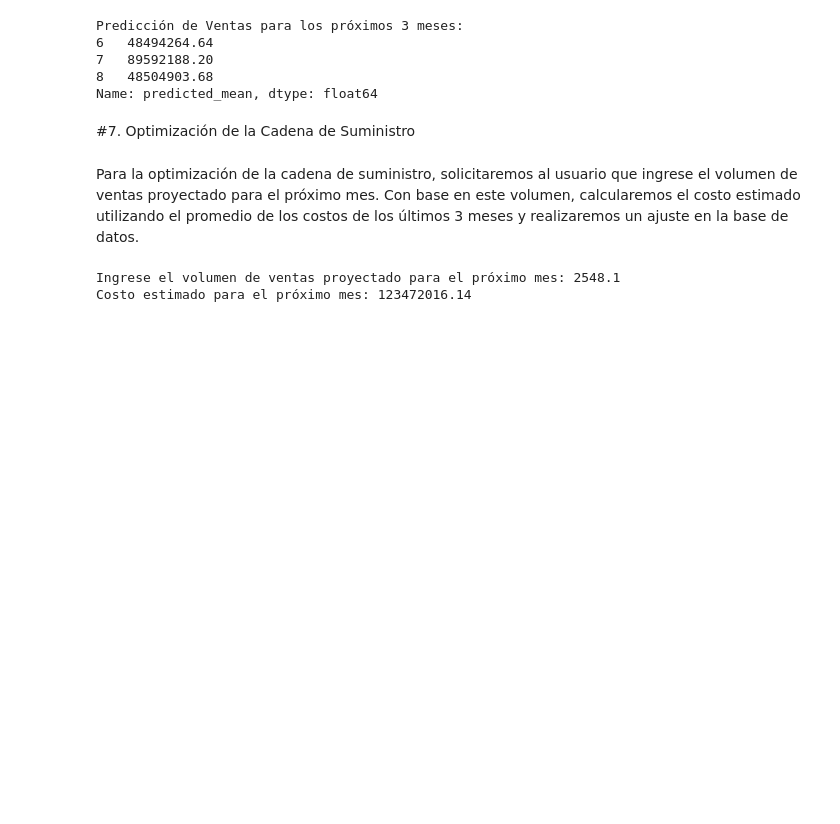
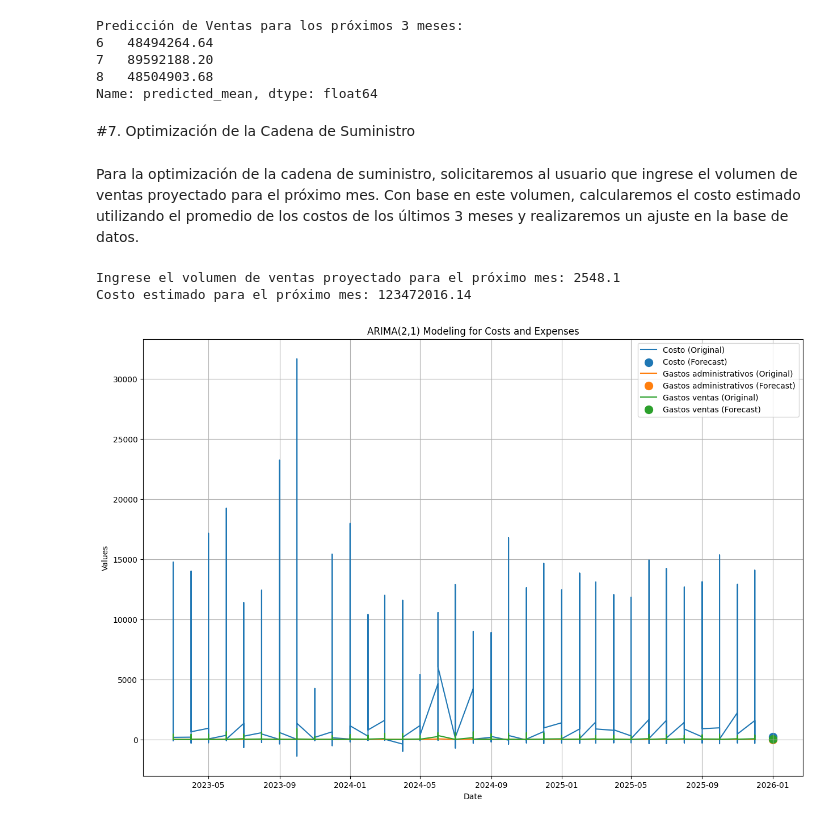
Before and after one commit to sruap1214/202402_EspecializacionCDIA, a Jupyter notebook: grupo_3/PROTEINA VEGETAL.ipynb, the cells around one changed output. Drawn from its saved outputs; the diff is of its cells as text; code cells hidden in the pictures; blank space fills up the shorter version.

```diff
--- a/grupo_3/PROTEINA VEGETAL.ipynb
+++ b/grupo_3/PROTEINA VEGETAL.ipynb
@@ -118,3 +131,6 @@ ventas_df = pd.read_excel('/content/ventas de vegetal.xlsx')
 costos_df = pd.read_excel('/content/costo  vegetal.xlsx')
 volumen_produccion_df = pd.read_excel('/content/Volumen_produccion.xlsx')
 parametros_df = pd.read_excel('/content/Parametros.xlsx')
+# %%
+import pandas as pd
+ER_df = pd.read_excel('/content/ER_Proteina_vegetal.xlsx')
@@ -206,0 +202,10 @@ materia_prima_df_filtered_with_sum.tail()
+# %%
+
+# Filter out rows where 'MAYOR' is equal to '7P710599-CIERRE COSTOS DE PRODUCCION'
+materia_prima_df_filtered = materia_prima_df[materia_prima_df['MAYOR'] != '7P710599-CIERRE COSTOS DE PRODUCCION']
+
+# Sorting the DataFrame in descending order for the specified columns
+materia_prima_df_sorted = materia_prima_df_filtered.sort_values(by=sort_columns, ascending=False)
+
+# Display the resulting DataFrame to confirm the changes
+materia_prima_df_sorted.head()
@@ -2416,0 +2435,64 @@ Costo estimado para el próximo mes: 123472016.14
+# %%
+# Importar librerías necesarias
+import pandas as pd
+from statsmodels.tsa.arima.model import ARIMA
+import matplotlib.pyplot as plt
+
+
+ER_df
+
+# Asegúrate de que la columna de fecha esté correctamente convertida a tipo datetime
+ER_df['Fecha'] = pd.to_datetime(ER_df['Fecha'], errors='coerce')
+
+# Filtrar las columnas relevantes de costos y gastos
+cost_columns = ['Costo', 'Gastos administrativos', 'Gastos ventas']
+
+# Limpiar los datos de las columnas seleccionadas
+for column in cost_columns:
+    ER_df[column] = pd.to_numeric(
+        ER_df[column].replace(r'[^\d.-]', '', regex=True), errors='coerce'
+    )
+
+# Eliminar filas con valores faltantes en las columnas de interés
+ER_df_clean = ER_df.dropna(subset=cost_columns)
+
+# Asegurarse de que los datos estén ordenados por fecha
+ER_df_clean = ER_df_clean.sort_values(by='Fecha')
+
+# Establecer la columna de fecha como índice
+ER_df_clean.set_index('Fecha', inplace=True)
+
+# Ajustar el modelo ARIMA(2, 1) para cada columna y hacer las predicciones
+def arima_model_for_costs(data, columns, order=(2, 1, 0), forecast_steps=1):
+    forecasts = {}
+    plt.figure(figsize=(15, 10))
+
+    for column in columns:
+        ts_data = data[column]
+        model = ARIMA(ts_data, order=order)
+        fitted_model = model.fit()
+        forecast = fitted_model.forecast(steps=forecast_steps)
+        forecast_index = [data.index[-1] + pd.DateOffset(months=i) for i in range(1, forecast_steps + 1)]
+        forecasts[column] = forecast
+
+        # Graficar la serie original y la predicción
+        plt.plot(ts_data, label=f"{column} (Original)")
+        plt.scatter(forecast_index, forecast, label=f"{column} (Forecast)", marker="o", s=100)
+
+    # Configurar la gráfica
+    plt.title("ARIMA(2,1) Modeling for Costs and Expenses")
+    plt.xlabel("Date")
+    plt.ylabel("Values")
+    plt.legend()
+    plt.grid()
+    plt.show()
+
+    return forecasts
+
+# Ejecutar el modelo ARIMA(2, 1)
+forecast_results = arima_model_for_costs(ER_df_clean, cost_columns)
+
+# Mostrar las predicciones
+forecast_results
+# %% [output]
+[figure, added]
```
Also changed, not shown: parts of 11 cells of this notebook.
